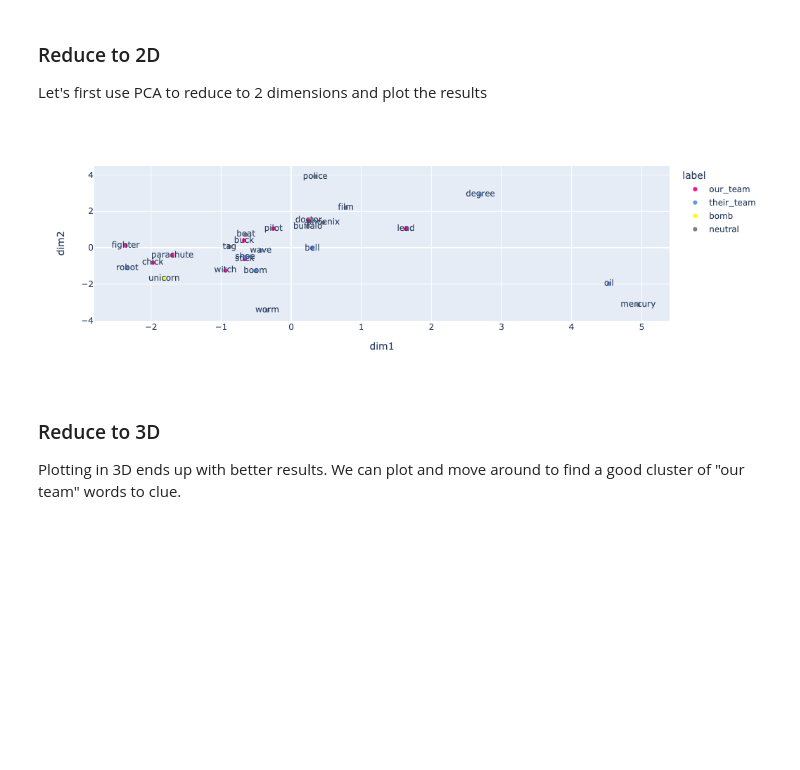
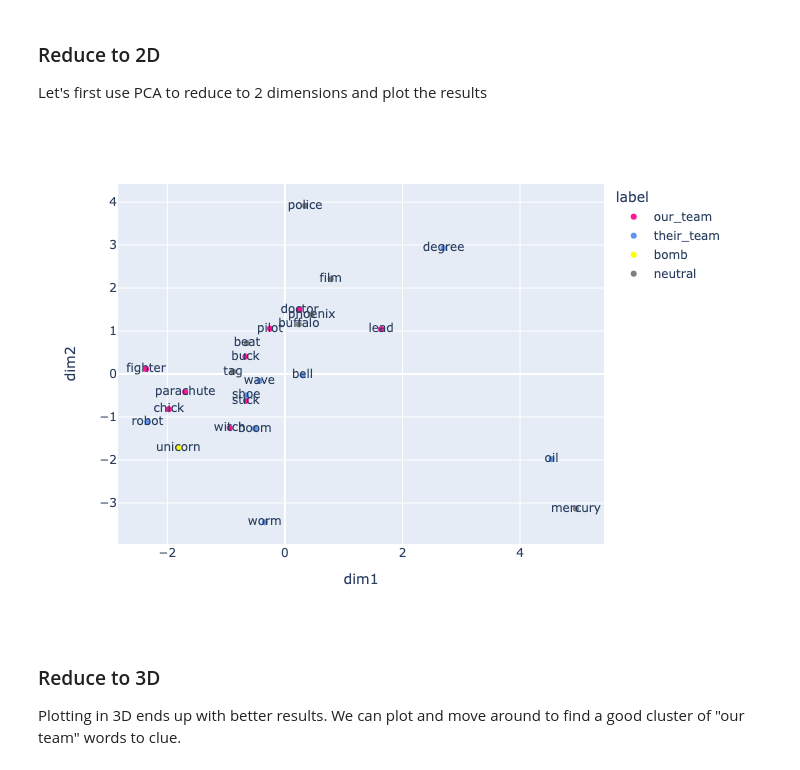
Before and after one commit to vej/codenames_game_AI, a Jupyter notebook: codenames.ipynb, the cells around one changed output. Cells and saved outputs as stored; diff of their text form; code cells hidden in the pictures; blank space fills up the shorter version.

Commit message:
adding function to convert plotly images to png so they display in github

```diff
--- a/codenames.ipynb
+++ b/codenames.ipynb
@@ -93,8 +96,11 @@ def plot_3d(df_reduced, color_map):
 # %%
-def plot_2d(df_reduced, color_map):
+def plot_2d(df_reduced, color_map, png = False):
     fig = px.scatter(df_reduced, x = 'dim1', y = 'dim2', color = 'label', text = 'word', hover_name = 'word',
            color_discrete_map= color_map)
-    fig.show()
+    if png == False:
+        fig.show()
+    elif png == True:
+        fig.show("png")
 # %% [markdown]
 We need to turn the embeddings of all the words into a matrix in order to reduce the dimensions
 # %%
@@ -106,9 +112,9 @@ Let's first use PCA to reduce to 2 dimensions and plot the results
 # %%
 X_embedded = PCA_fit(embedding_matrix, n_comp = 2)
 df_reduced = matrix_to_df(X_embedded, words, labels)
-plot_2d(df_reduced, color_map)
+plot_2d(df_reduced, color_map, png = False)
 # %% [output]
-[figure, old version]
+[figure, new version]
 # %% [markdown]
 ### Reduce to 3D
 Plotting in 3D ends up with better results. We can plot and move around to find a good cluster of "our team" words to clue.
```
Also changed, not shown: parts of 4 cells of this notebook.
